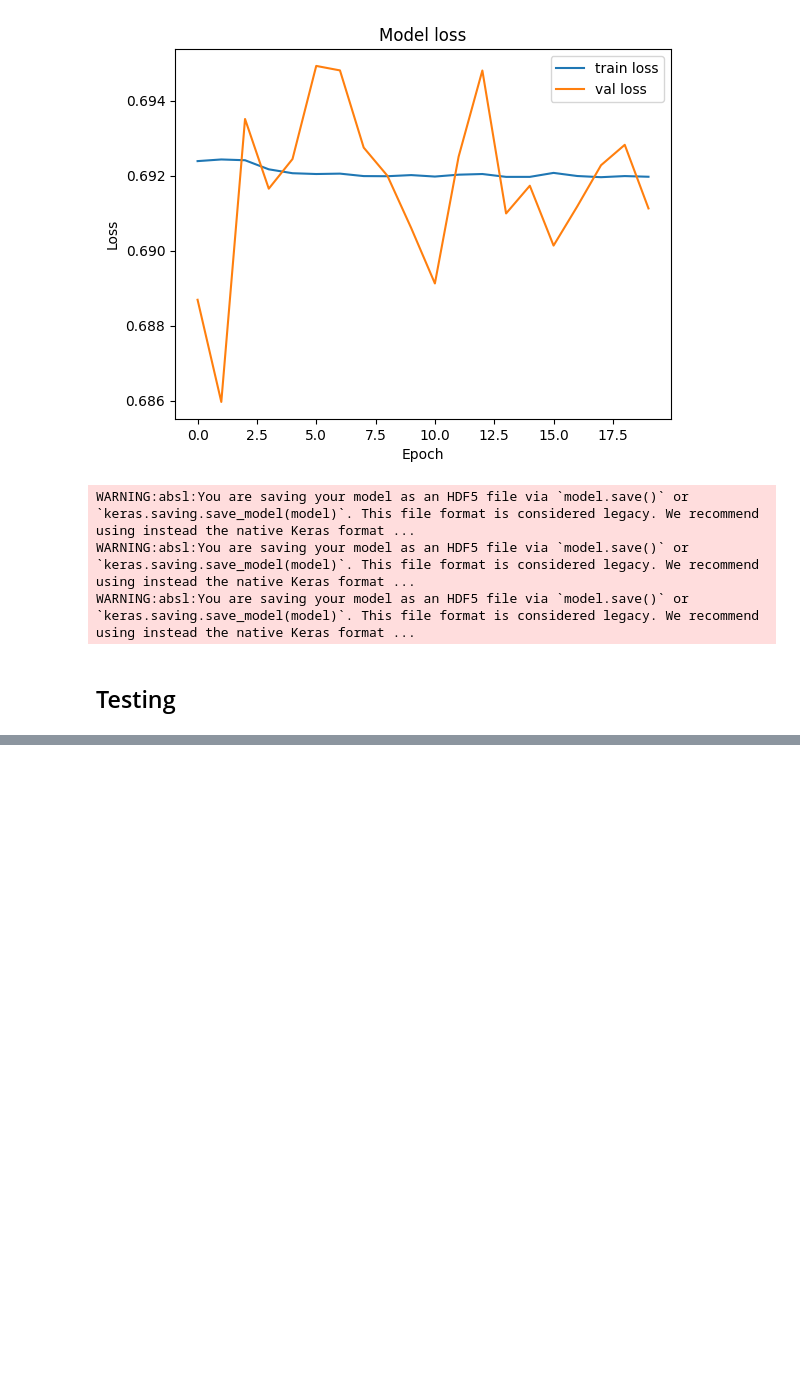
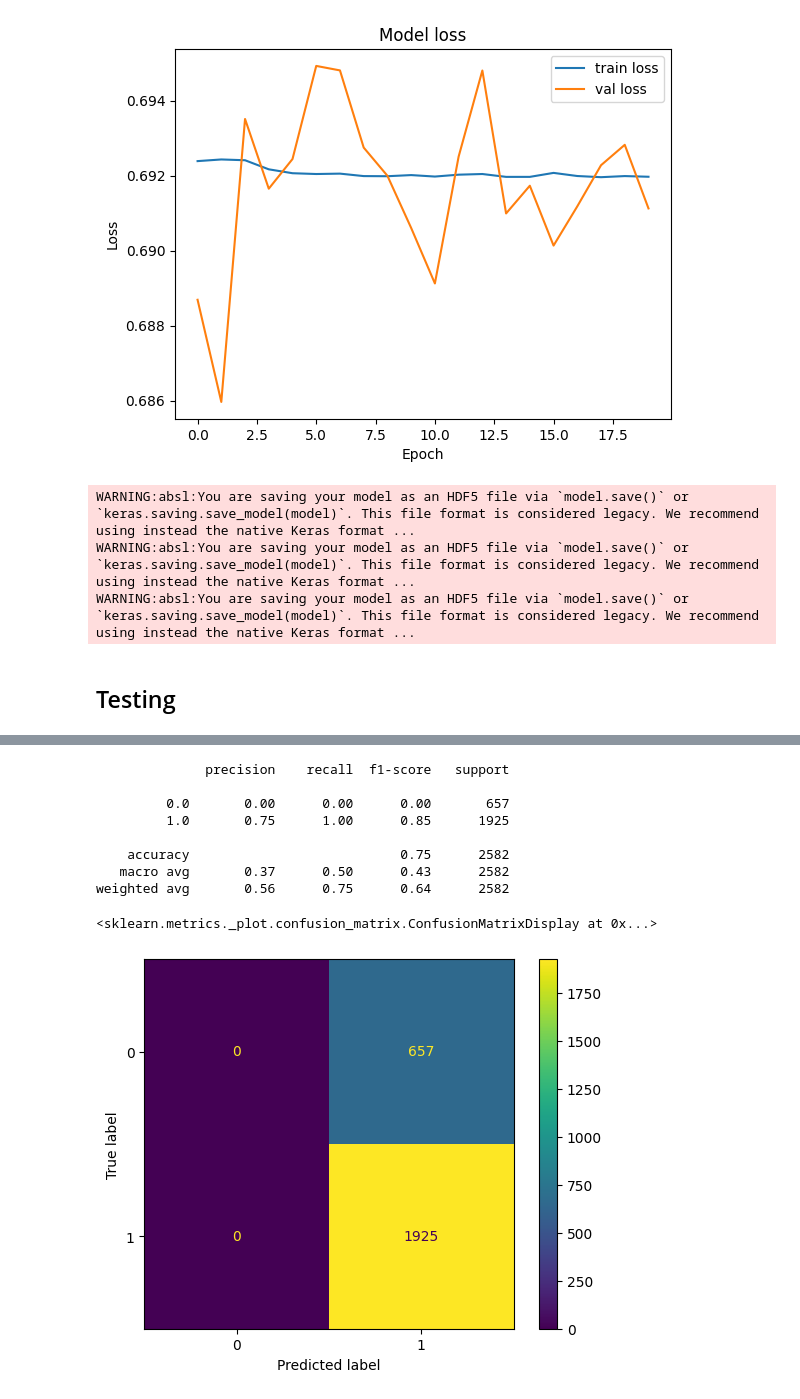
Before and after one commit to HongHanh-atUIT/CS231-NLP-FOOD-REVIEW-SA, a Jupyter notebook: RNN_BiLSTM_CNN_LSTM.ipynb, the cells around one changed output, grey strips where cells are left out. Saved outputs shown, nothing was run; the diff lists cells and outputs as text; code cells hidden in the pictures; blank space fills up the shorter version.

```diff
--- a/RNN_BiLSTM_CNN-LSTM.ipynb
+++ b/RNN_BiLSTM_CNN_LSTM.ipynb
@@ -460,0 +461,16 @@ weighted avg       0.56      0.75      0.64      2582
+# %%
+print(classification_report(y_test, cnn_lstm_predicted))
+cm = confusion_matrix(y_test, cnn_lstm_predicted)
+disp = ConfusionMatrixDisplay(confusion_matrix=cm)
+disp.plot()
+# %% [output]
+              precision    recall  f1-score   support
+
+         0.0       0.00      0.00      0.00       657
+         1.0       0.75      1.00      0.85      1925
+
+    accuracy                           0.75      2582
+   macro avg       0.37      0.50      0.43      2582
+weighted avg       0.56      0.75      0.64      2582
+<sklearn.metrics._plot.confusion_matrix.ConfusionMatrixDisplay at 0x...>
+[figure, added]
```
Also changed, not shown: parts of 10 cells of this notebook, 4 other files.
